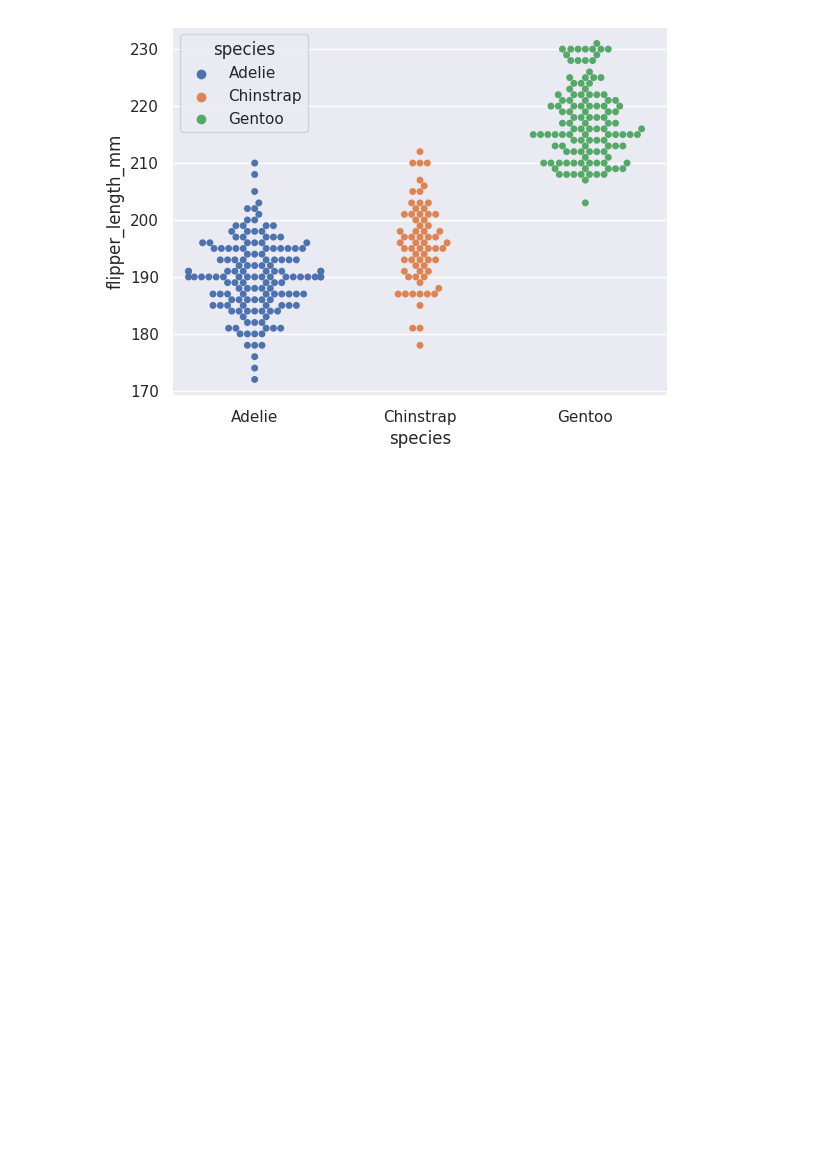
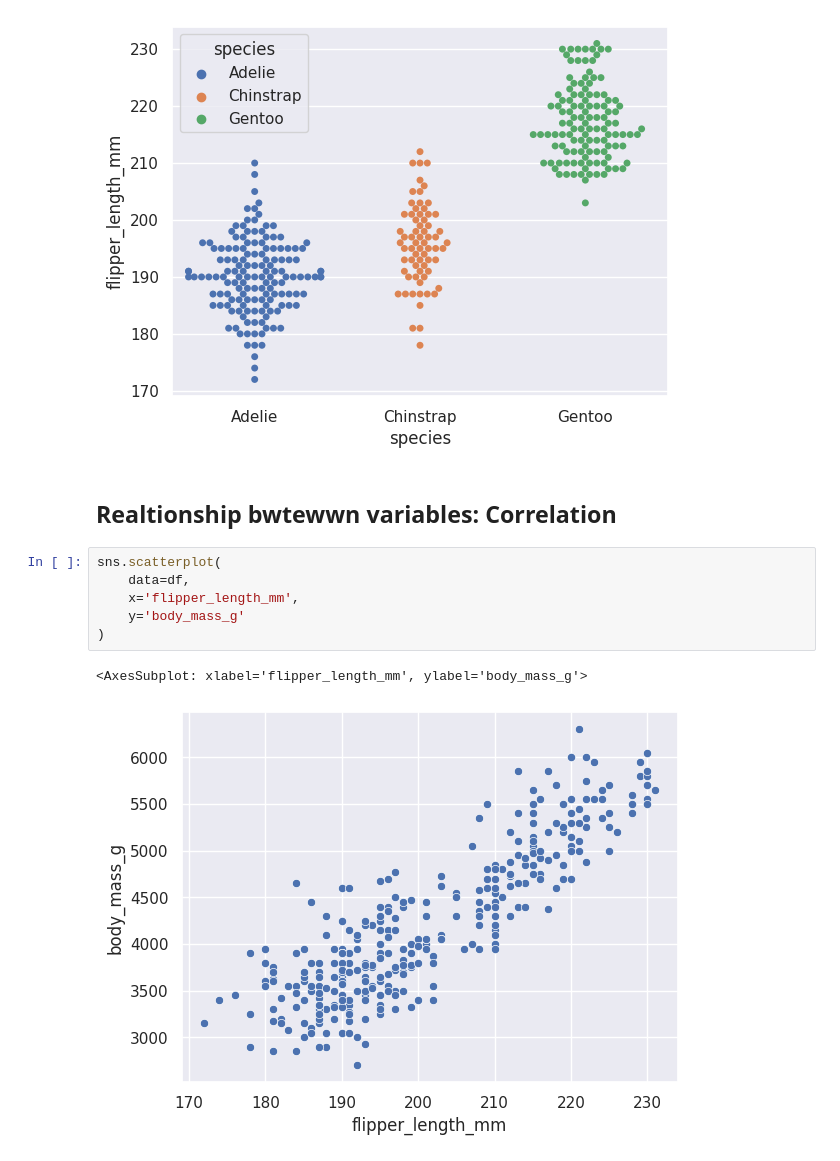
Before and after one commit to AleexSilva/Training-EDA, a Jupyter notebook: python-files/intro.ipynb, the cells around one changed output. Saved outputs shown, nothing was run; the diff lists cells and outputs as text; blank space fills up the shorter version.

```diff
--- a/python-files/intro.ipynb
+++ b/python-files/intro.ipynb
@@ -810,3 +810,14 @@ sns.swarmplot(
 # %% [output]
 <AxesSubplot: xlabel='species', ylabel='flipper_length_mm'>
 [figure]
+# %% [markdown]
+## Realtionship bwtewwn variables: Correlation
+# %%
+sns.scatterplot(
+    data=df,
+    x='flipper_length_mm',
+    y='body_mass_g'
+)
+# %% [output]
+<AxesSubplot: xlabel='flipper_length_mm', ylabel='body_mass_g'>
+[figure, added]
```
Also changed, not shown: parts of 12 cells of this notebook.
